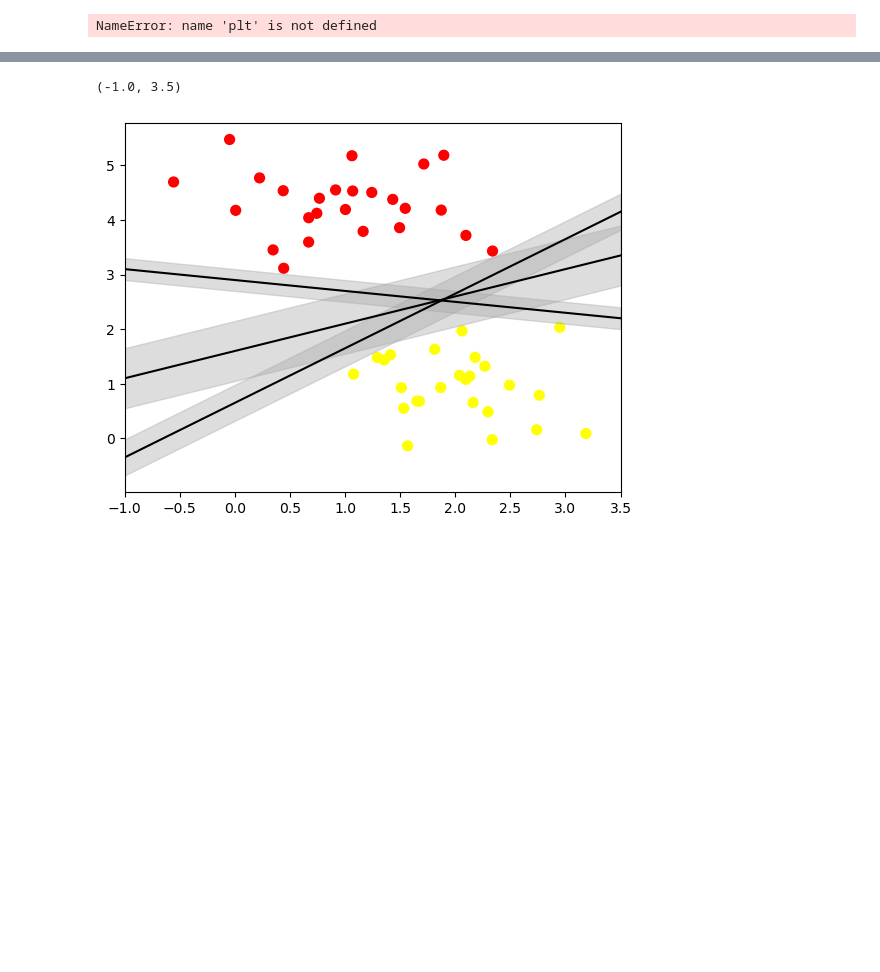
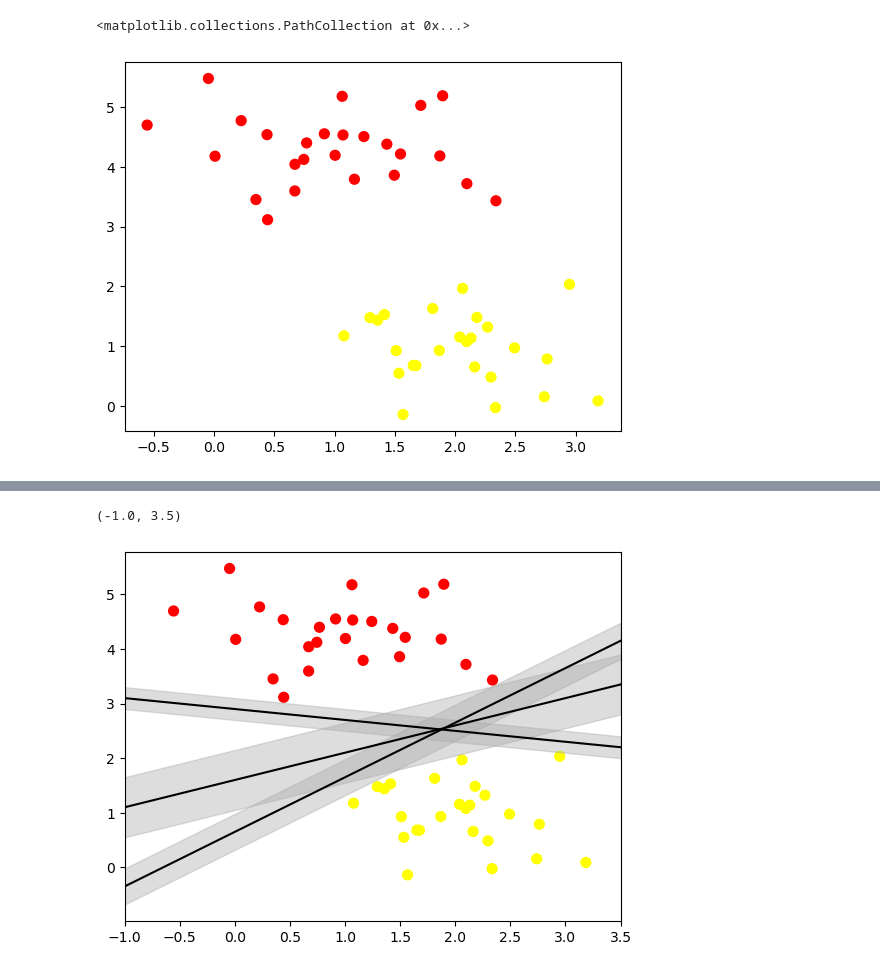
Before and after one commit to Andreagazy/Machine-Learning-2024, a Jupyter notebook: Praktikum 4 - Klasifikasi/Praktikum 1.ipynb, the cells around one changed output, grey strips where cells are left out. Cells and saved outputs as stored; diff of their text form; code cells hidden in the pictures; blank space fills up the shorter version.

```diff
--- a/Praktikum 4 - Klasifikasi/Praktikum 1.ipynb
+++ b/Praktikum 4 - Klasifikasi/Praktikum 1.ipynb
@@ -6,10 +6,11 @@ from scipy import stats
 import seaborn as sns
 # %%
 from sklearn.datasets import make_blobs
-X, y = make_blobs(n_samples=50, centers=3, random_state=0, cluster_std=0.60)
+X, y = make_blobs(n_samples=50, centers=2, random_state=0, cluster_std=0.60)
 plt.scatter(X[:, 0], X[:, 1], c=y, s=50, cmap='autumn')
 # %% [output]
-NameError: name 'plt' is not defined
+<matplotlib.collections.PathCollection at 0x...>
+[figure, added]
 # %%
 xfit = np.linspace(-1, 3.5)
 plt.scatter(X[:, 0], X[:, 1], c=y, s=50, cmap='autumn')
```
Also changed, not shown: parts of 1 cell of this notebook.
